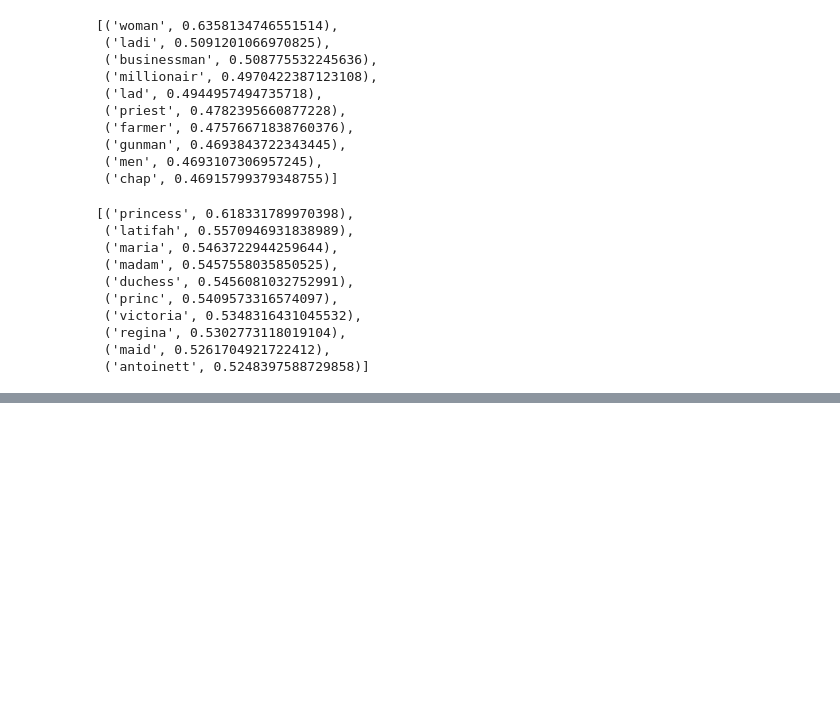
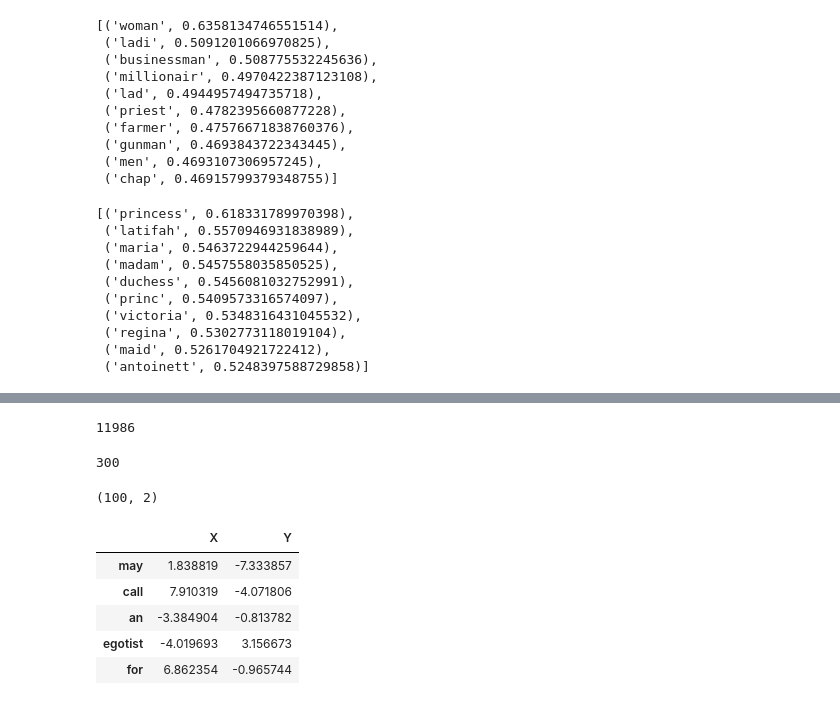
Before and after one commit to Junhojuno/NLP-Tutorial, a Jupyter notebook: part2/Word2vec_modeling.ipynb, the cells around one changed output, grey strips where cells are left out. Cells and saved outputs as stored; diff of their text form; code cells hidden in the pictures; blank space fills up the shorter version.

```diff
--- a/part2/Word2vec_modeling.ipynb
+++ b/part2/Word2vec_modeling.ipynb
@@ -130,0 +141,4 @@ model.most_similar("queen")
+# %%
+len(model.wv.vocab)
+# %% [output]
+11986
@@ -130,0 +148,4 @@ model.most_similar("queen")
+# %%
+print(len(X[0])) # 첫번째 단어의 임베딩벡터숫자가 300차원
+# %% [output]
+300
@@ -130,0 +156,14 @@ model.most_similar("queen")
+# %%
+df = pd.DataFrame(X_tsne, index=vocab[:100] ,columns=['X','Y'])
+df.shape
+# %% [output]
+(100, 2)
+# %%
+df.tail()
+# %% [output]
+|  | X | Y |
+| may | 1.838819 | -7.333857 |
+| call | 7.910319 | -4.071806 |
+| an | -3.384904 | -0.813782 |
+| egotist | -4.019693 | 3.156673 |
+| for | 6.862354 | -0.965744 |
```
Also changed, not shown: parts of 25 cells of this notebook.
